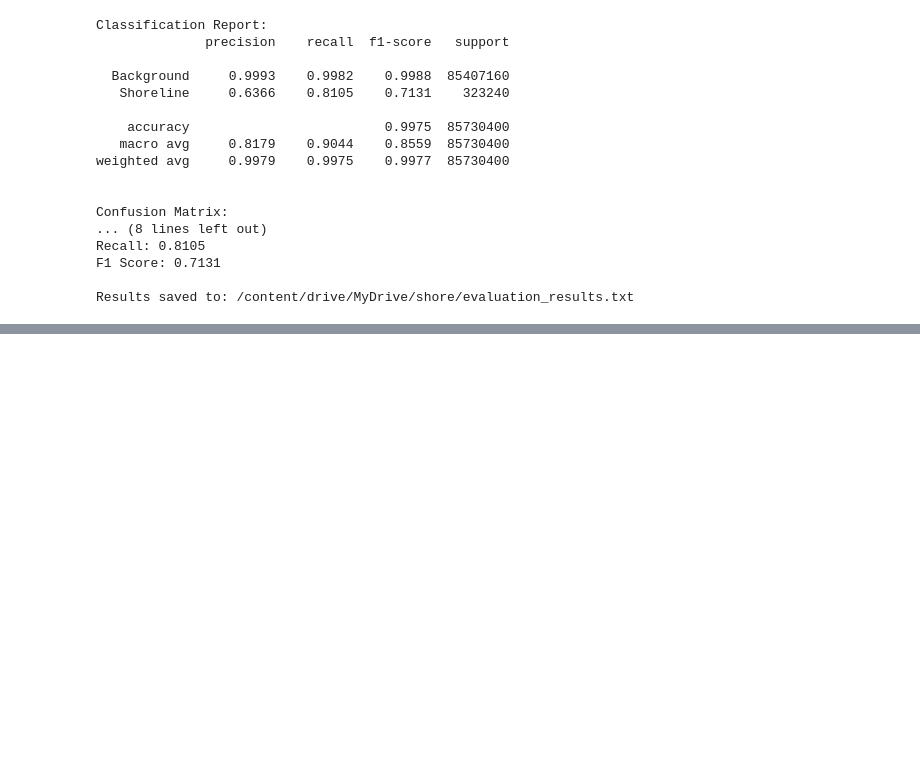
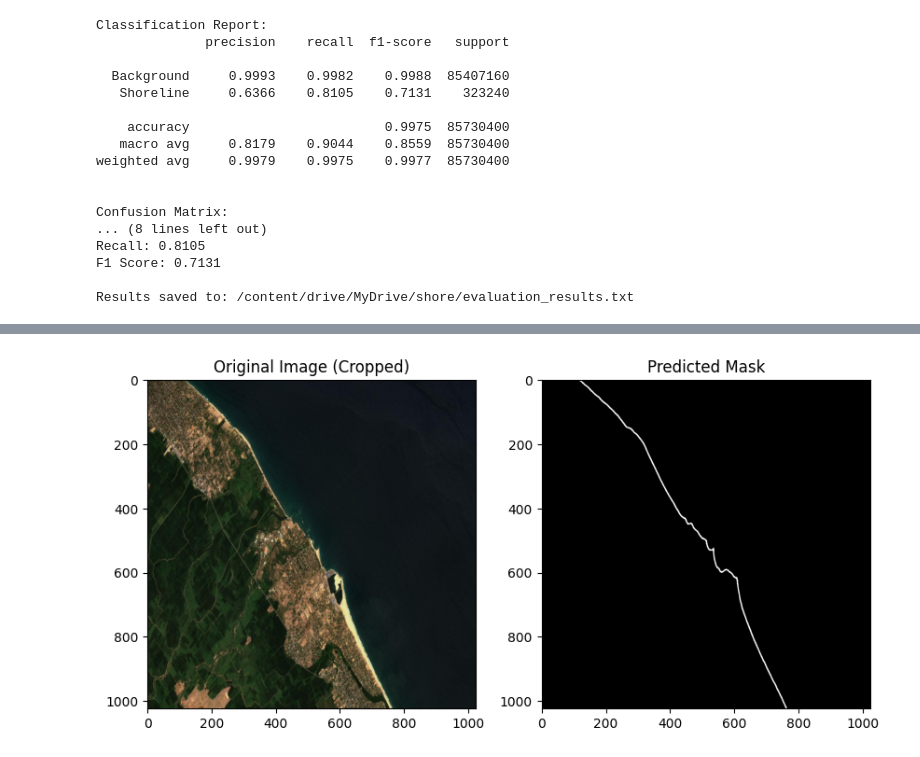
Before and after one commit to WasifAsi/DSGP_GP-19, a Jupyter notebook: Models/DeepLab.ipynb, the cells around one changed output, grey strips where cells are left out. Cells and saved outputs as stored; diff of their text form; code cells hidden in the pictures; blank space fills up the shorter version.

```diff
--- a/Models/DeepLab.ipynb
+++ b/Models/DeepLab.ipynb
@@ -1546,0 +1169,7 @@ Drive already mounted at /content/drive; to attempt to forcibly remount, call dr
+# %%
+image_path = "sentinel2_void_2019-07-07_Oluvil.jpg"  # Update with test image path
+image_tensor, _ = preprocess_image(image_path)
+predicted_mask = predict_mask(model, image_tensor)
+display_result(image_path, predicted_mask)
+# %% [output]
+[figure, added]
```
Also changed, not shown: parts of 11 cells of this notebook.
